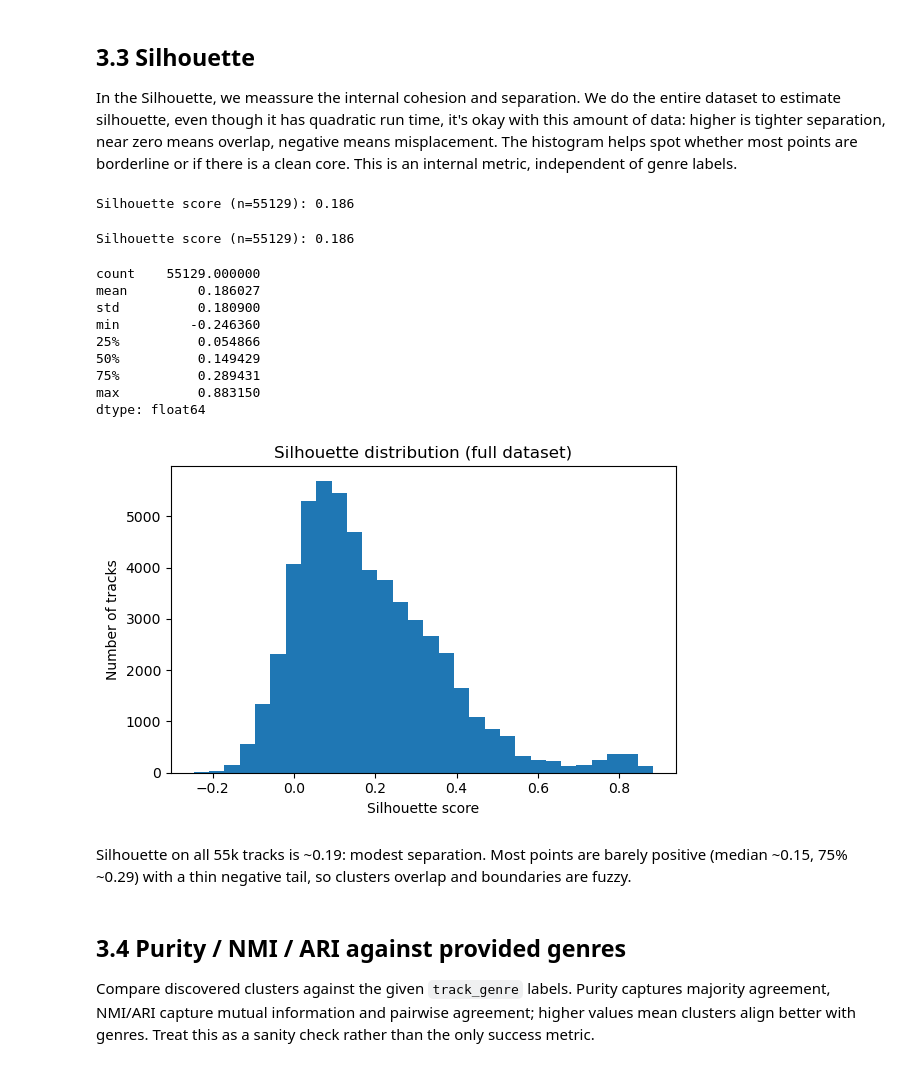
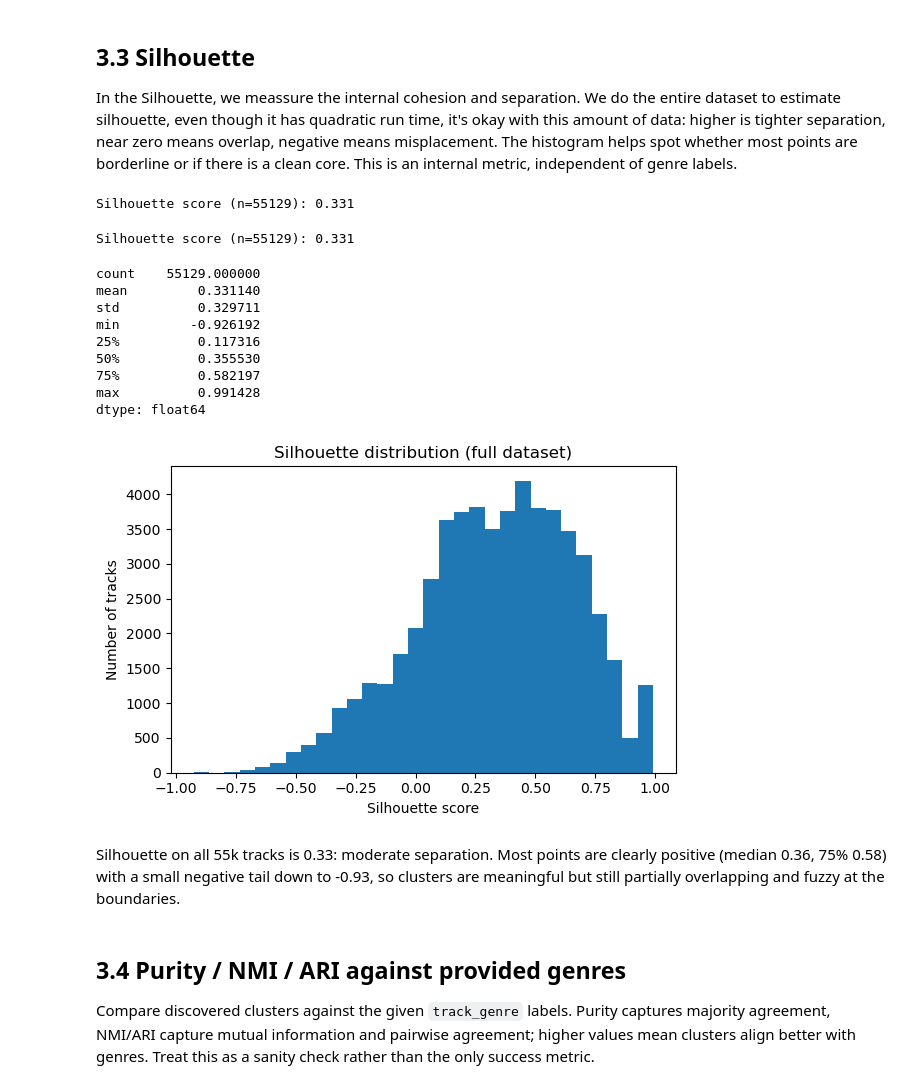
Before and after one commit to adamajane/computational-tools-for-data-science-02807-project, a Jupyter notebook: main/3-cluster-evaluation.ipynb, the cells around one changed output. Saved outputs shown, nothing was run; the diff lists cells and outputs as text; code cells hidden in the pictures.

Commit message:
cosine silhouette instead

```diff
--- a/main/3-cluster-evaluation.ipynb
+++ b/main/3-cluster-evaluation.ipynb
@@ -105,44 +105,44 @@ from sklearn.metrics import silhouette_score
 silhouette_full = silhouette_score(
     X_main,
     full_df["cluster_kmeans_main"].to_numpy(),
-    metric="euclidean",
+    metric="cosine",
 )
 print(f"Silhouette score (n={len(X_main)}): {silhouette_full:.3f}")
 # %% [output]
-Silhouette score (n=55129): 0.186
+Silhouette score (n=55129): 0.331
 # %%
 from sklearn.metrics import silhouette_score, silhouette_samples
 import pandas as pd
 import matplotlib.pyplot as plt
 
 labels_full = full_df["cluster_kmeans_main"].to_numpy()
-silhouette_full = silhouette_score(X_main, labels_full, metric="euclidean")
-silhouette_full_vals = silhouette_samples(X_main, labels_full, metric="euclidean")
+silhouette_full = silhouette_score(X_main, labels_full, metric="cosine")
+silhouette_full_vals = silhouette_samples(X_main, labels_full, metric="cosine")
 
 print(f"Silhouette score (n={len(X_main)}): {silhouette_full:.3f}")
 display(pd.Series(silhouette_full_vals).describe())
 
 plt.figure(figsize=(6, 4))
 plt.hist(silhouette_full_vals, bins=30)
 plt.xlabel("Silhouette score")
 plt.ylabel("Number of tracks")
 plt.title("Silhouette distribution (full dataset)")
 plt.tight_layout()
 plt.show()
 # %% [output]
-Silhouette score (n=55129): 0.186
+Silhouette score (n=55129): 0.331
 count    55129.000000
-mean         0.186027
-std          0.180900
-min         -0.246360
-25%          0.054866
-50%          0.149429
-75%          0.289431
-max          0.883150
+mean         0.331140
+std          0.329711
+min         -0.926192
+25%          0.117316
+50%          0.355530
+75%          0.582197
+max          0.991428
 dtype: float64
-[figure, old version]
+[figure, new version]
 # %% [markdown]
-Silhouette on all 55k tracks is ~0.19: modest separation. Most points are barely positive (median ~0.15, 75% ~0.29) with a thin negative tail, so clusters overlap and boundaries are fuzzy.
+Silhouette on all 55k tracks is 0.33: moderate separation. Most points are clearly positive (median 0.36, 75% 0.58) with a small negative tail down to -0.93, so clusters are meaningful but still partially overlapping and fuzzy at the boundaries.
 # %% [markdown]
 ## 3.4 Purity / NMI / ARI against provided genres
 
```
Also changed, not shown: parts of 5 cells of this notebook.
